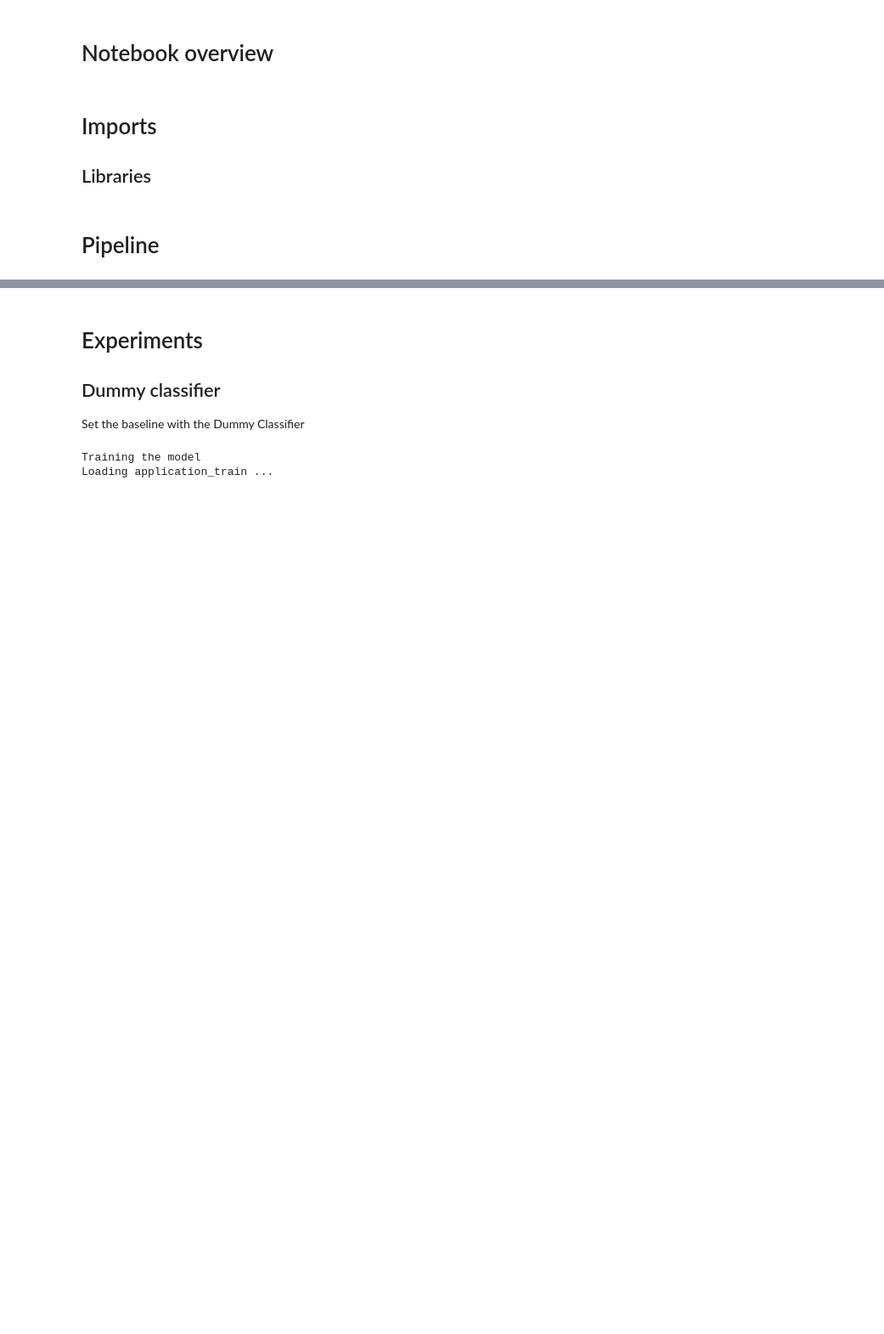
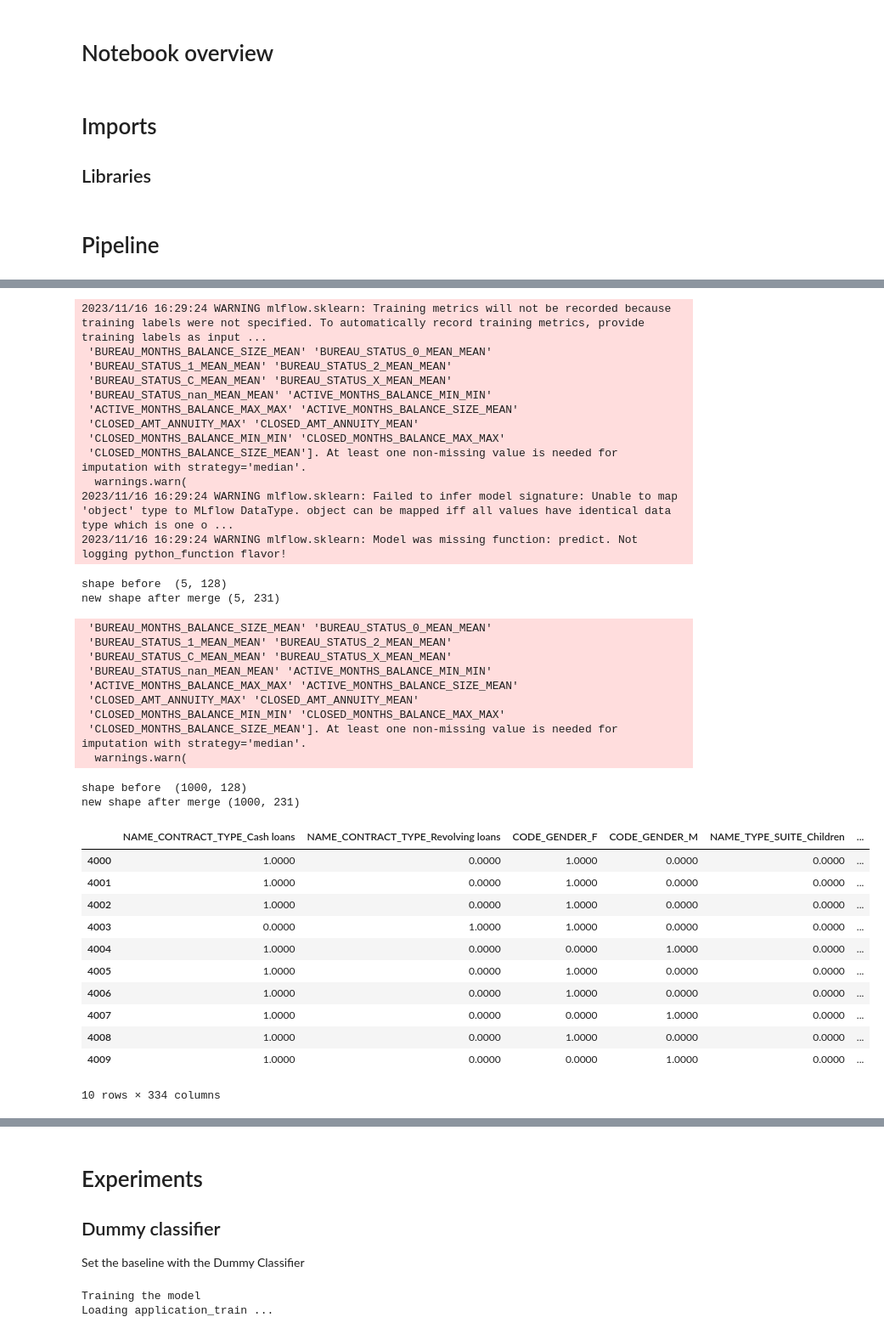
Before and after one commit to NatChe/credit-scoring-dashboard, a Jupyter notebook: 01_Training.ipynb, the cells around one changed output, grey strips where cells are left out. Shown: that part at 85% size. Drawn from its saved outputs; the diff is of its cells as text; code cells hidden in the pictures; blank space fills up the shorter version.

```diff
--- a/01_Training.ipynb
+++ b/01_Training.ipynb
@@ -102,3 +102,46 @@ def train(pipeline_name, config, dev_mode=True):
 
     exec_time = round((time.time() - time_start), 2)
     print(f'execution time: {exec_time} seconds \n')
+# %%
+# debug
+test_config = {
+    'preprocessing': {
+        'should_fill_na': True,
+        'num_imputer': SimpleImputer(strategy='median'),
+        'cat_imputer': SimpleImputer(strategy='most_frequent'),
+        'should_scale': True,
+        'scaler': StandardScaler(),
+        'use_bureau': True
+    },
+     'balancing': {
+        'should_oversample': False,
+        'with_categorical': False
+    },
+    'model_params': {
+        'random_state': 42
+    }
+}
+
+time_start = time.time()
+
+data = process.load_data(dev_mode=True)
+
+X = data['application'].drop(process.TARGET_COLUMN, axis=1)
+y = data['application'][process.TARGET_COLUMN]
+
+X_train, X_test, y_train, y_test = train_test_split(X,
+                                                      y,
+                                                      test_size=0.2,
+                                                      random_state=42,
+                                                      shuffle=False)
+
+print('Train shape: {}'.format(X_train.shape))
+print('Valid shape: {}'.format(y_train.shape))
+
+pipeline = PIPELINES['log_regression'](config=test_config)
+
+
+X_new = pipeline.fit(X_train)
+X_new_test = pipeline.transform(X_test)
+X_new_test.head(10)
+# %% [output]
@@ -104,0 +198,37 @@ def train(pipeline_name, config, dev_mode=True):
+2023/11/16 16:29:24 WARNING mlflow.sklearn: Training metrics will not be recorded because training labels were not specified. To automatically record training metrics, provide training labels as input ...
+ 'BUREAU_MONTHS_BALANCE_SIZE_MEAN' 'BUREAU_STATUS_0_MEAN_MEAN'
+ 'BUREAU_STATUS_1_MEAN_MEAN' 'BUREAU_STATUS_2_MEAN_MEAN'
+ 'BUREAU_STATUS_C_MEAN_MEAN' 'BUREAU_STATUS_X_MEAN_MEAN'
+ 'BUREAU_STATUS_nan_MEAN_MEAN' 'ACTIVE_MONTHS_BALANCE_MIN_MIN'
+ 'ACTIVE_MONTHS_BALANCE_MAX_MAX' 'ACTIVE_MONTHS_BALANCE_SIZE_MEAN'
+ 'CLOSED_AMT_ANNUITY_MAX' 'CLOSED_AMT_ANNUITY_MEAN'
+ 'CLOSED_MONTHS_BALANCE_MIN_MIN' 'CLOSED_MONTHS_BALANCE_MAX_MAX'
+ 'CLOSED_MONTHS_BALANCE_SIZE_MEAN']. At least one non-missing value is needed for imputation with strategy='median'.
+  warnings.warn(
+2023/11/16 16:29:24 WARNING mlflow.sklearn: Failed to infer model signature: Unable to map 'object' type to MLflow DataType. object can be mapped iff all values have identical data type which is one o ...
+2023/11/16 16:29:24 WARNING mlflow.sklearn: Model was missing function: predict. Not logging python_function flavor!
+shape before  (5, 128)
+new shape after merge (5, 231)
+ 'BUREAU_MONTHS_BALANCE_SIZE_MEAN' 'BUREAU_STATUS_0_MEAN_MEAN'
+ 'BUREAU_STATUS_1_MEAN_MEAN' 'BUREAU_STATUS_2_MEAN_MEAN'
+ 'BUREAU_STATUS_C_MEAN_MEAN' 'BUREAU_STATUS_X_MEAN_MEAN'
+ 'BUREAU_STATUS_nan_MEAN_MEAN' 'ACTIVE_MONTHS_BALANCE_MIN_MIN'
+ 'ACTIVE_MONTHS_BALANCE_MAX_MAX' 'ACTIVE_MONTHS_BALANCE_SIZE_MEAN'
+ 'CLOSED_AMT_ANNUITY_MAX' 'CLOSED_AMT_ANNUITY_MEAN'
+ 'CLOSED_MONTHS_BALANCE_MIN_MIN' 'CLOSED_MONTHS_BALANCE_MAX_MAX'
+ 'CLOSED_MONTHS_BALANCE_SIZE_MEAN']. At least one non-missing value is needed for imputation with strategy='median'.
+  warnings.warn(
+shape before  (1000, 128)
+new shape after merge (1000, 231)
+|  | NAME_CONTRACT_TYPE_Cash loans | NAME_CONTRACT_TYPE_Revolving loans | CODE_GENDER_F | CODE_GENDER_M | NAME_TYPE_SUITE_Children | ... |
+| 4000 | 1.0000 | 0.0000 | 1.0000 | 0.0000 | 0.0000 | ... |
+| 4001 | 1.0000 | 0.0000 | 1.0000 | 0.0000 | 0.0000 | ... |
+| 4002 | 1.0000 | 0.0000 | 1.0000 | 0.0000 | 0.0000 | ... |
+| 4003 | 0.0000 | 1.0000 | 1.0000 | 0.0000 | 0.0000 | ... |
+| 4004 | 1.0000 | 0.0000 | 0.0000 | 1.0000 | 0.0000 | ... |
+| 4005 | 1.0000 | 0.0000 | 1.0000 | 0.0000 | 0.0000 | ... |
+| 4006 | 1.0000 | 0.0000 | 1.0000 | 0.0000 | 0.0000 | ... |
+| 4007 | 1.0000 | 0.0000 | 0.0000 | 1.0000 | 0.0000 | ... |
+| 4008 | 1.0000 | 0.0000 | 1.0000 | 0.0000 | 0.0000 | ... |
+| 4009 | 1.0000 | 0.0000 | 0.0000 | 1.0000 | 0.0000 | ... |
+10 rows × 334 columns
```
Also changed, not shown: parts of 6 cells of this notebook, 3 other files.
